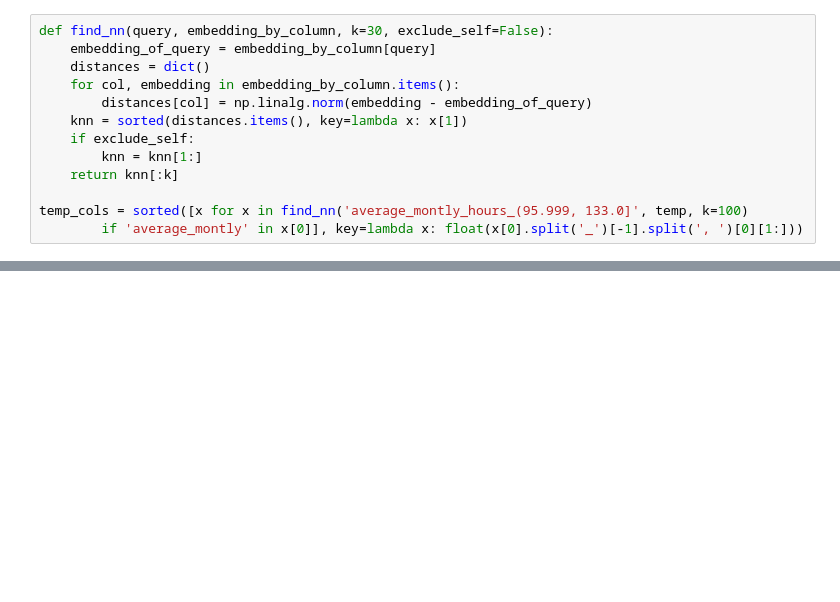
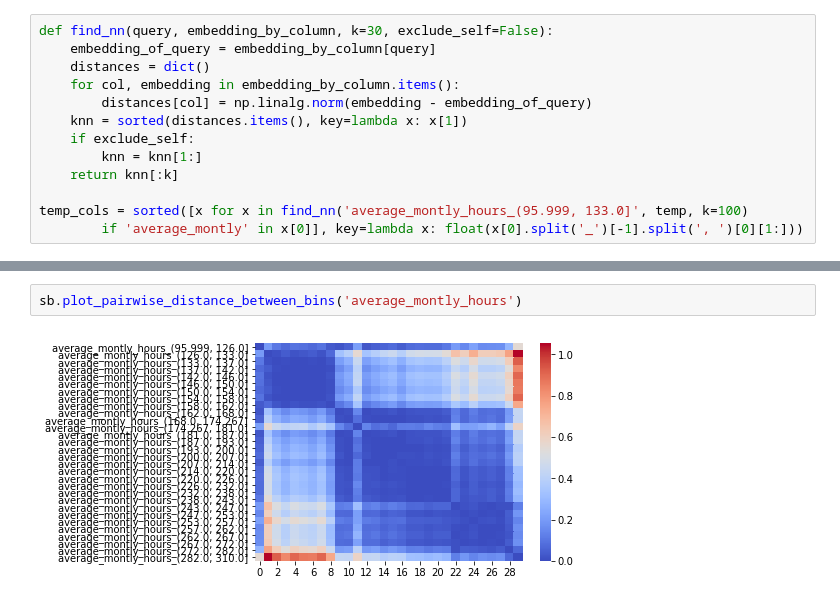
Before and after one commit to Wook0129/semantic_binning, a Jupyter notebook: test.ipynb, the cells around one changed output, grey strips where cells are left out. Drawn from its saved outputs; the diff is of its cells as text; blank space fills up the shorter version.

```diff
--- a/test.ipynb
+++ b/test.ipynb
@@ -204,0 +217,4 @@ temp_cols = sorted([x for x in find_nn('average_montly_hours_(95.999, 133.0]', t
+# %%
+sb.plot_pairwise_distance_between_bins('average_montly_hours')
+# %% [output]
+[figure, added]
```
Also changed, not shown: parts of 13 cells of this notebook, 4 other files.
